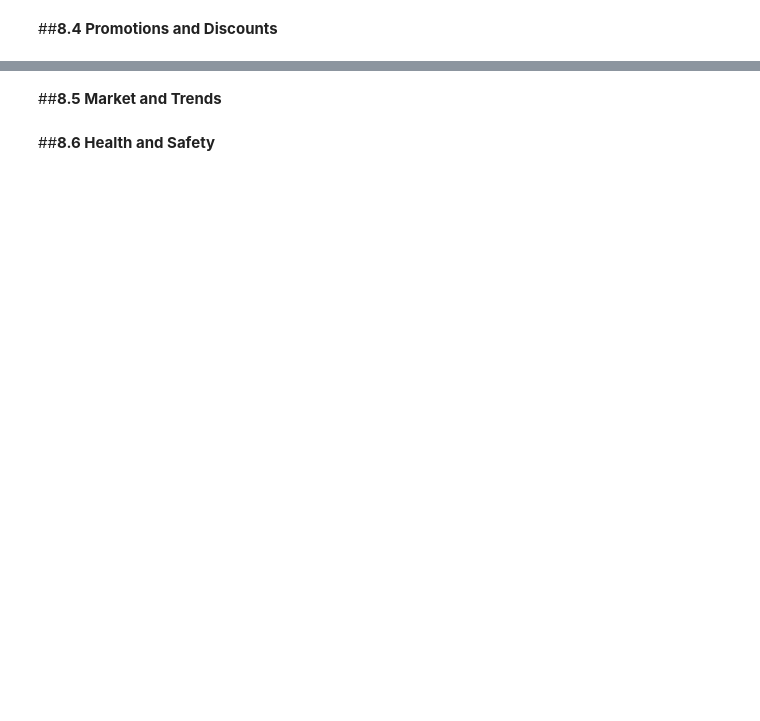
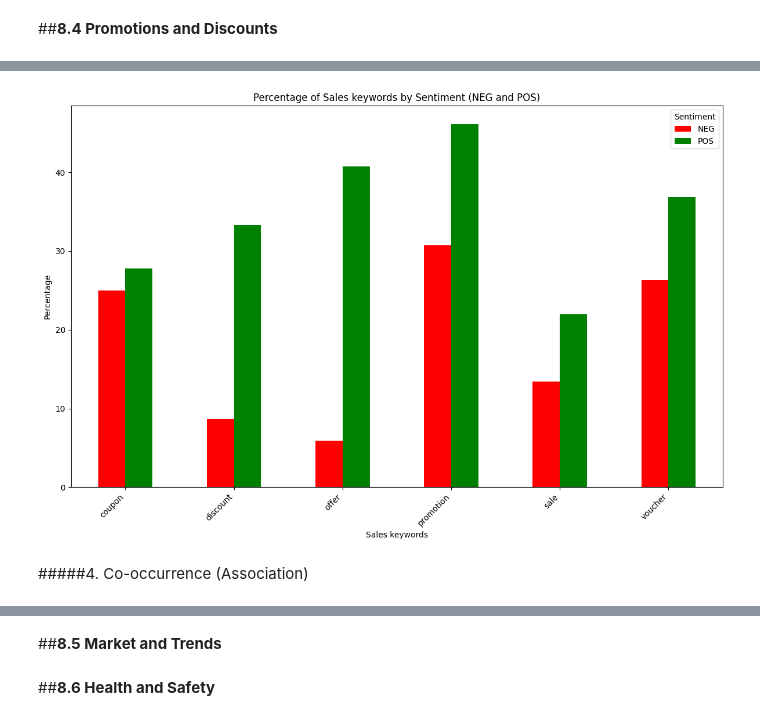
Before and after one commit to hoangquang0601/FYP_Python, a Jupyter notebook: FYP_Labelling_after_Preprocessing_approach.ipynb, the cells around one changed output, grey strips where cells are left out. Saved outputs shown, nothing was run; the diff lists cells and outputs as text; code cells hidden in the pictures; blank space fills up the shorter version.

```diff
--- a/FYP_Labelling_after_Preprocessing_approach.ipynb
+++ b/FYP_Labelling_after_Preprocessing_approach.ipynb
@@ -2619,0 +2709,60 @@ df.to_csv('df_with_delivery_keywords.csv', index=False)
+# %%
+import pandas as pd
+import matplotlib.pyplot as plt
+from tqdm import tqdm
+
+# Define product categories and subcategories
+
+sales_keywords = {
+'discount': ['discount'],
+'sale': ['sale'],
+'offer': ['offer'],
+'promotion': ['promotion'],
+'coupon': ['coupon'],
+'voucher': ['voucher']
+}
+
+# Initialize an empty list to store the frequency counts
+frequency_counts = []
+
+# Iterate through each product category
+for category, subcategories in tqdm(sales_keywords.items(), desc="Sales keywords"):
+    # Count occurrences of each category and subcategory in the 'lemmatized_tokens' column and count sentiment labels
+    for subcategory in subcategories:
+        sub_df = df[df['lemmatized_tokens'].str.contains(subcategory, na=False)]
+        sentiment_counts = sub_df['Sentiment Label'].value_counts().to_dict()
+        for sentiment, count in sentiment_counts.items():
+            frequency_counts.append([category, subcategory, sentiment, count])
+
+# Create a new DataFrame with the frequency counts
+df_product_by_function = pd.DataFrame(frequency_counts, columns=['Category', 'Subcategory', 'Sentiment', 'Frequency'])
+
+# Group by Category and Sentiment and sum the frequencies
+df_summary = df_product_by_function.groupby(['Category', 'Sentiment'])['Frequency'].sum().reset_index()
+
+# Pivot the data for plotting, including only NEG and POS sentiments
+df_pivot = df_summary.pivot(index='Category', columns='Sentiment', values='Frequency').fillna(0)
+
+# Calculate the total frequencies for each category
+df_pivot['Total'] = df_pivot.sum(axis=1)
+
+# Calculate the percentage for NEG and POS sentiments
+df_pivot['NEG'] = (df_pivot['NEG'] / df_pivot['Total']) * 100
+df_pivot['POS'] = (df_pivot['POS'] / df_pivot['Total']) * 100
+
+# Drop the 'Total' column as it is no longer needed for plotting
+df_pivot = df_pivot[['NEG', 'POS']]
+
+# Plotting the grouped bar chart
+df_pivot.plot(kind='bar', figsize=(12, 8), color=['red', 'green'])
+plt.xlabel('Sales keywords')
+plt.ylabel('Percentage')
+plt.title('Percentage of Sales keywords by Sentiment (NEG and POS)')
+plt.xticks(rotation=45, ha='right')
+plt.legend(title='Sentiment')
+plt.tight_layout()
+plt.show()
+# %% [output]
+[figure, added]
+# %% [markdown]
+#####4. Co-occurrence (Association)
```
Also changed, not shown: parts of 12 cells of this notebook, 4 other files.
